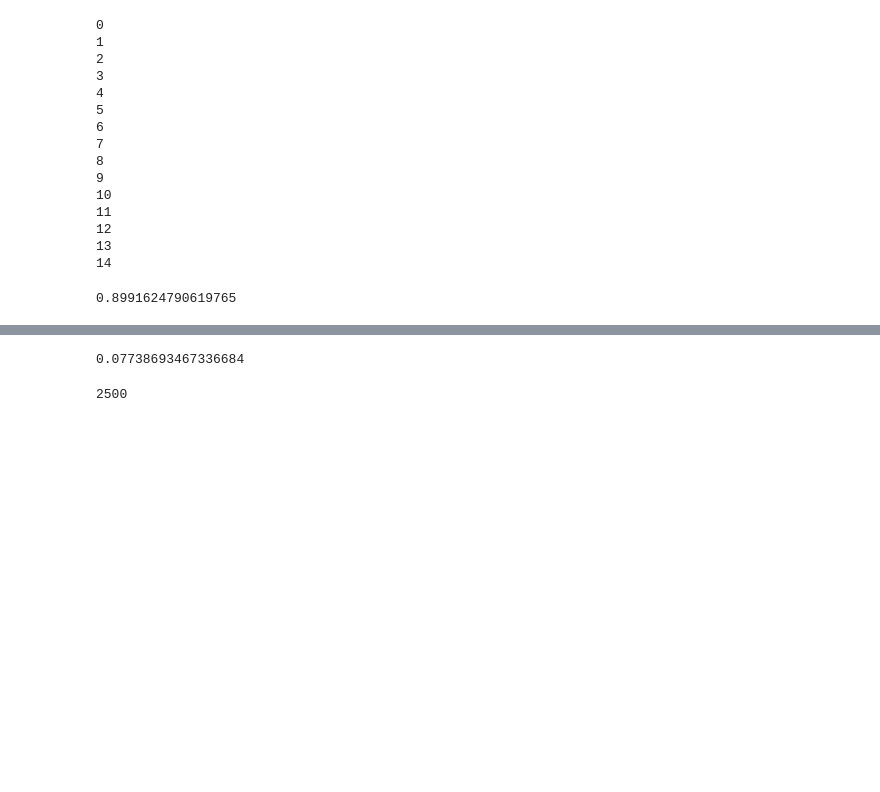
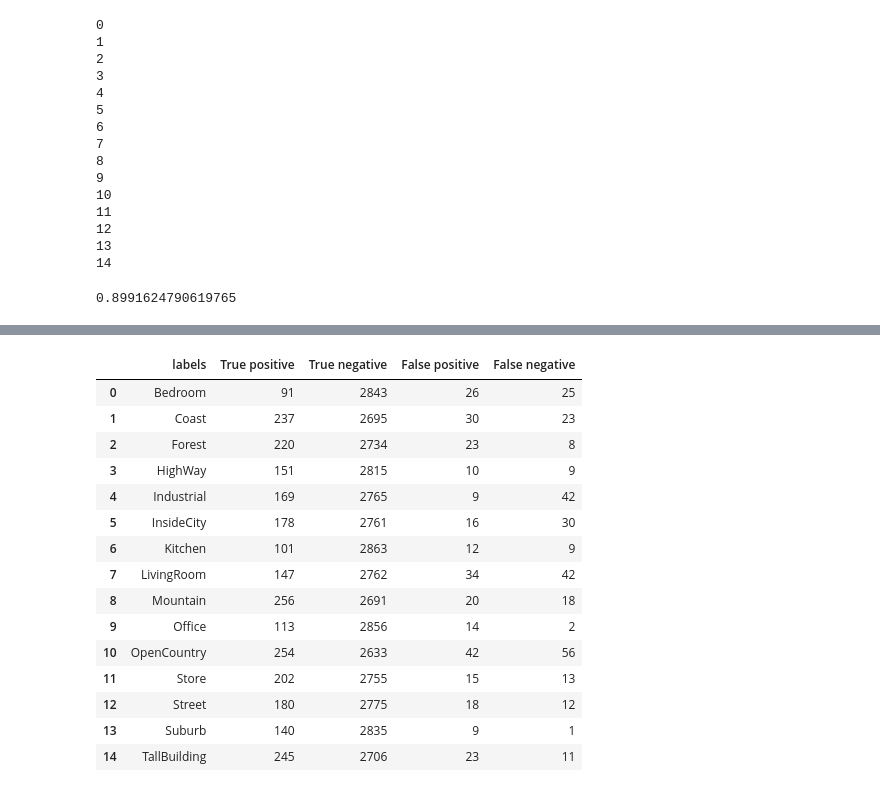
Before and after one commit to AlbertoPresta/CVPR-exam, a Jupyter notebook: Point_Three.B.ipynb, the cells around one changed output, grey strips where cells are left out. Drawn from its saved outputs; the diff is of its cells as text; code cells hidden in the pictures; blank space fills up the shorter version.

```diff
--- a/Point_Three.B.ipynb
+++ b/Point_Three.B.ipynb
@@ -154,8 +190,37 @@ prediction,accuracy = predict_with_SVM_with_Dag(feature_array,train_labels,featu
-# %%
-accuracy
-# %% [output]
-0.07738693467336684
-# %%
-len(prediction)
-# %% [output]
-2500
+# %%
+def evaluated_prediction(pred,test_lab,num_classes = 15,lab = labels):
+    """
+    Function which evaluate quality of prdiction of linear svm, calculating TP,FP,FN,TN
+
+    Input pred = prediction
+    Input test_lab = labels
+    Input num_classes(15) = number of classes
+    Input lab = name of classes
+
+    Output  res = dataframe with all these values
+    """
+    tp = []
+    fp = []
+    fn = []
+    tn = []
+    for i in range(num_classes):
+        tp_temp = 0
+        fp_temp = 0
+        fn_temp = 0
+        tn_temp = 0
+        for j in range(len(pred)):
+            if(pred[j]==i and test_lab[j]==i):
+                tp_temp = tp_temp + 1
+            if(pred[j]==i and test_lab[j]!=i):
+                fp_temp = fp_temp + 1
+            if(pred[j]!=i and test_lab[j]==i):
+                fn_temp = fn_temp + 1
+            if(pred[j]!=i and test_lab[j]!=i):
+                tn_temp = tn_temp +1
+        tp.append(tp_temp)
+        fp.append(fp_temp)
+        fn.append(fn_temp)
+        tn.append(tn_temp)
+    data = {'labels':labels , 'True positive':tp,'True negative':tn,'False positive':fp,'False negative':fn}
+    res = pd.DataFrame(data, columns = ['labels','True positive','True negative','False positive','False negative'])
+    return res
@@ -161,0 +229,19 @@ len(prediction)
+# %%
+prova
+# %% [output]
+|  | labels | True positive | True negative | False positive | False negative |
+| 0 | Bedroom | 91 | 2843 | 26 | 25 |
+| 1 | Coast | 237 | 2695 | 30 | 23 |
+| 2 | Forest | 220 | 2734 | 23 | 8 |
+| 3 | HighWay | 151 | 2815 | 10 | 9 |
+| 4 | Industrial | 169 | 2765 | 9 | 42 |
+| 5 | InsideCity | 178 | 2761 | 16 | 30 |
+| 6 | Kitchen | 101 | 2863 | 12 | 9 |
+| 7 | LivingRoom | 147 | 2762 | 34 | 42 |
+| 8 | Mountain | 256 | 2691 | 20 | 18 |
+| 9 | Office | 113 | 2856 | 14 | 2 |
+| 10 | OpenCountry | 254 | 2633 | 42 | 56 |
+| 11 | Store | 202 | 2755 | 15 | 13 |
+| 12 | Street | 180 | 2775 | 18 | 12 |
+| 13 | Suburb | 140 | 2835 | 9 | 1 |
+| 14 | TallBuilding | 245 | 2706 | 23 | 11 |
```
Also changed, not shown: parts of 13 cells of this notebook, 5 other files.
